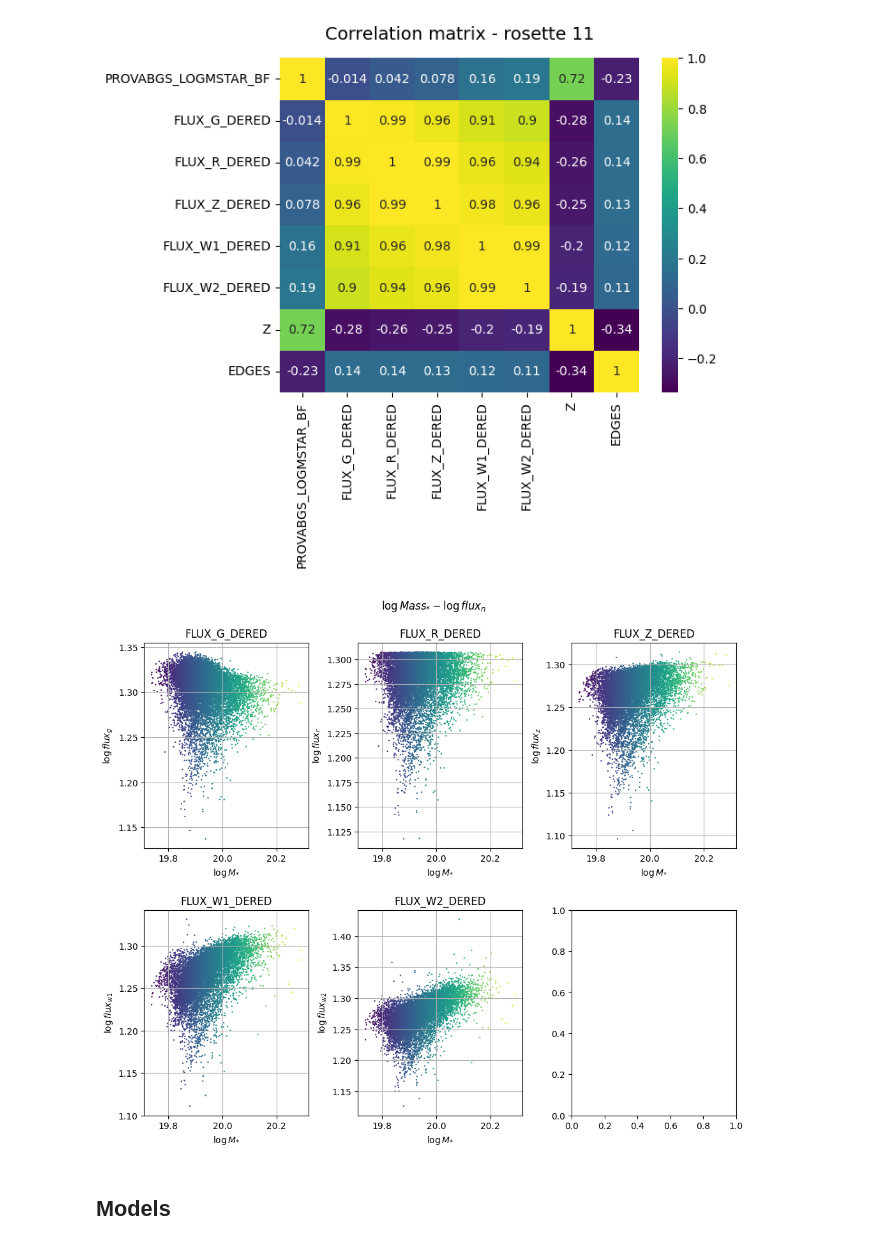
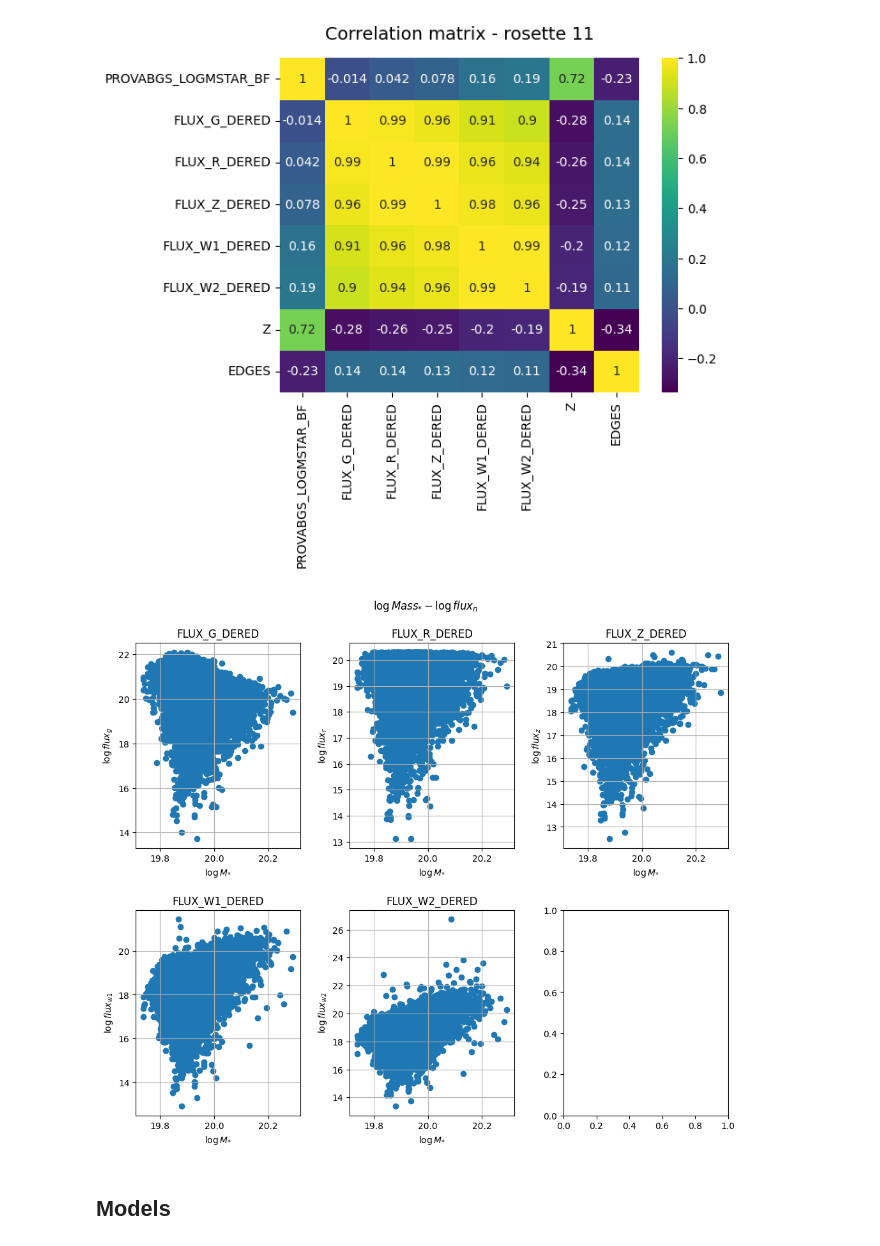
Before and after one commit to ValeriaTorresG/GalaxyMassGNN, a Jupyter notebook: models.ipynb, the cells around one changed output. Cells and saved outputs as stored; diff of their text form; code cells hidden in the pictures.

```diff
--- a/models.ipynb
+++ b/models.ipynb
@@ -93,11 +81,11 @@ for edge in edges:
 m = [n[1] for n in nodes]
 ed = [c[n[0]] for n in nodes]
 
-f_g = np.log10([n[2] for n in nodes])
-f_r = np.log10([n[3] for n in nodes])
-f_z = np.log10([n[4] for n in nodes])
-f_w1 = np.log10([n[5] for n in nodes])
-f_w2 = np.log10([n[6] for n in nodes])
+f_g = [n[2] for n in nodes]
+f_r = [n[3] for n in nodes]
+f_z = [n[4] for n in nodes]
+f_w1 = [n[5] for n in nodes]
+f_w2 = [n[6] for n in nodes]
 
 cmap = cm.viridis
 n = (m - np.min(m)) / (np.max(m) - np.min(m))
@@ -112,39 +100,39 @@ plt.tight_layout()
 plt.suptitle(r'$\log{Mass_{*}} - \log{flux_{n}}$', y=1.06)
 plt.subplots_adjust(wspace=0.3, hspace=0.3)
 
-axes[0, 0].scatter(m, f_g, marker='o', c=cmap(n), s=0.5)
+axes[0, 0].scatter(m, f_g, marker='o')
 axes[0, 0].set_title('FLUX_G_DERED')
 axes[0, 0].set_xlabel(r'$\log M_{*}$')
 axes[0, 0].set_ylabel(r'$\log flux_{g}$')
 axes[0, 0].grid()
 
-axes[0, 1].scatter(m, f_r, marker='o', c=cmap(n), s=0.5)
+axes[0, 1].scatter(m, f_r, marker='o')
 axes[0, 1].set_title('FLUX_R_DERED')
 axes[0, 1].set_xlabel(r'$\log M_{*}$')
 axes[0, 1].set_ylabel(r'$\log flux_{r}$')
 axes[0, 1].grid()
 
-axes[0, 2].scatter(m, f_z, marker='o', c=cmap(n), s=0.5)
+axes[0, 2].scatter(m, f_z, marker='o')
 axes[0, 2].set_title('FLUX_Z_DERED')
 axes[0, 2].set_xlabel(r'$\log M_{*}$')
 axes[0, 2].set_ylabel(r'$\log flux_{z}$')
 axes[0, 2].grid()
 
-axes[1, 0].scatter(m, f_w1, marker='o', c=cmap(n), s=0.5)
+axes[1, 0].scatter(m, f_w1, marker='o')
 axes[1, 0].set_title('FLUX_W1_DERED')
 axes[1, 0].set_xlabel(r'$\log M_{*}$')
 axes[1, 0].set_ylabel(r'$\log flux_{w1}$')
 axes[1, 0].grid()
 
-axes[1, 1].scatter(m, f_w2, marker='o', c=cmap(n), s=0.5)
+axes[1, 1].scatter(m, f_w2, marker='o')
 axes[1, 1].set_title('FLUX_W2_DERED')
 axes[1, 1].set_xlabel(r'$\log M_{*}$')
 axes[1, 1].set_ylabel(r'$\log flux_{w2}$')
 axes[1, 1].grid()
 
 plt.show()
 # %% [output]
-[figure, old version]
+[figure, new version]
 # %% [markdown]
 ## Models
 # %% [markdown]
```
Also changed, not shown: parts of 9 cells of this notebook.
